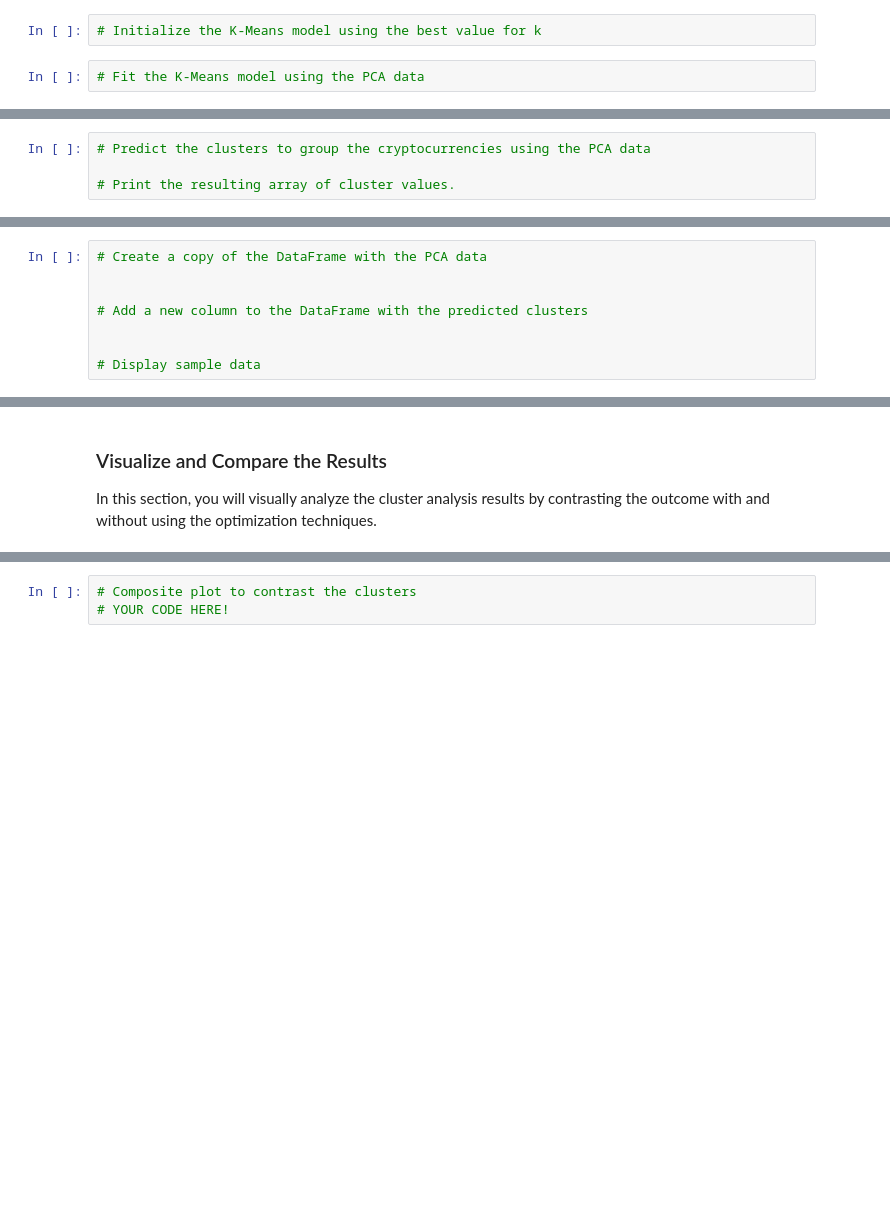
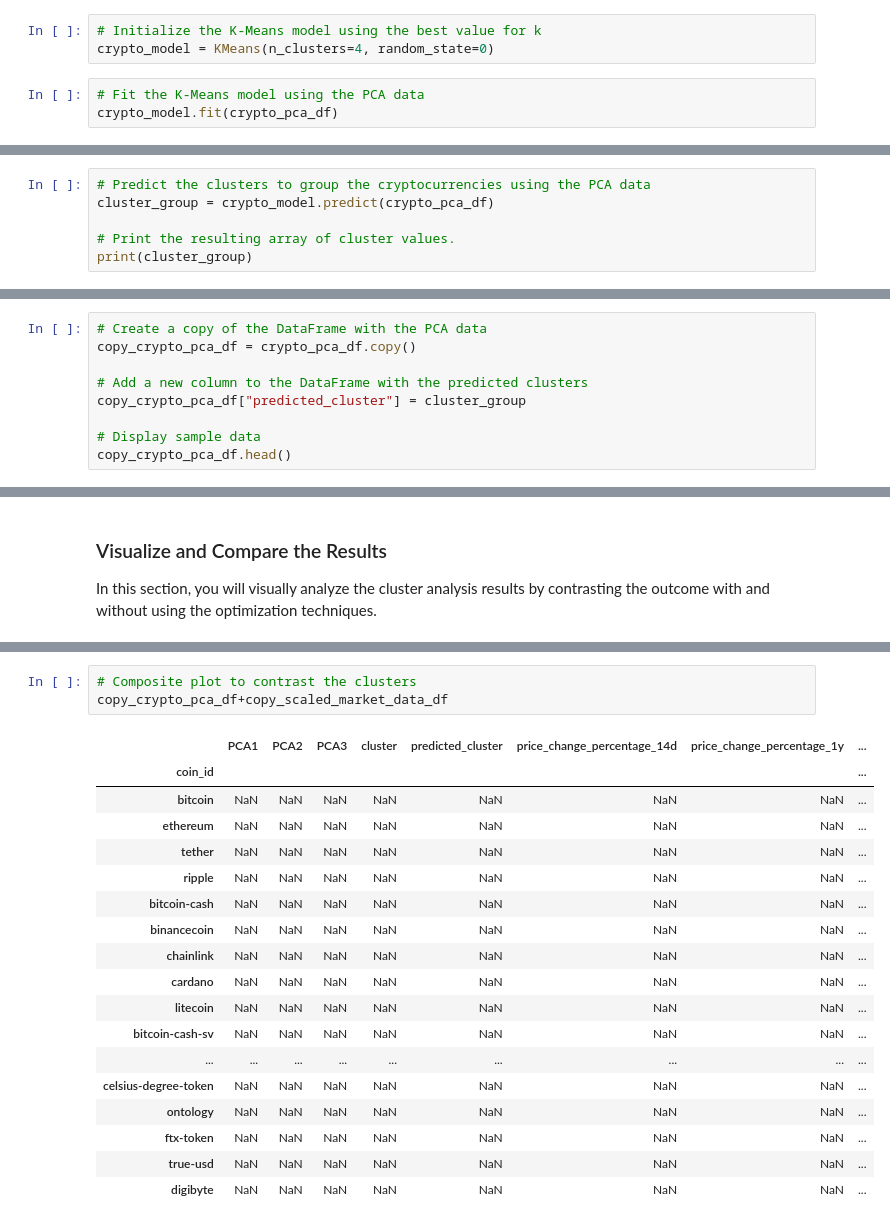
Before and after one commit to joeldemontigny/CryptoClustering, a Jupyter notebook: Crypto_Clustering.ipynb, the cells around one changed output, grey strips where cells are left out. Saved outputs shown, nothing was run; the diff lists cells and outputs as text; blank space fills up the shorter version.

```diff
--- a/Crypto_Clustering.ipynb
+++ b/Crypto_Clustering.ipynb
@@ -226,5 +301,7 @@ scaled_elbow_data
 ### Cluster Cryptocurrencies with K-means Using the PCA Data
 # %%
 # Initialize the K-Means model using the best value for k
+crypto_model = KMeans(n_clusters=4, random_state=0)
 # %%
 # Fit the K-Means model using the PCA data
+crypto_model.fit(crypto_pca_df)
@@ -231,4 +310,6 @@ scaled_elbow_data
 # %%
 # Predict the clusters to group the cryptocurrencies using the PCA data
+cluster_group = crypto_model.predict(crypto_pca_df)
 
 # Print the resulting array of cluster values.
+print(cluster_group)
@@ -235,8 +319,9 @@ scaled_elbow_data
 # %%
 # Create a copy of the DataFrame with the PCA data
-
+copy_crypto_pca_df = crypto_pca_df.copy()
 
 # Add a new column to the DataFrame with the predicted clusters
-
+copy_crypto_pca_df["predicted_cluster"] = cluster_group
 
 # Display sample data
+copy_crypto_pca_df.head()
@@ -255,6 +360,25 @@ In this section, you will visually analyze the cluster analysis results by contr
 # %%
 # Composite plot to contrast the clusters
-# YOUR CODE HERE!
+copy_crypto_pca_df+copy_scaled_market_data_df
+# %% [output]
+|  | PCA1 | PCA2 | PCA3 | cluster | predicted_cluster | price_change_percentage_14d | price_change_percentage_1y | ... |
+| coin_id |  |  |  |  |  |  |  | ... |
+| bitcoin | NaN | NaN | NaN | NaN | NaN | NaN | NaN | ... |
+| ethereum | NaN | NaN | NaN | NaN | NaN | NaN | NaN | ... |
+| tether | NaN | NaN | NaN | NaN | NaN | NaN | NaN | ... |
+| ripple | NaN | NaN | NaN | NaN | NaN | NaN | NaN | ... |
+| bitcoin-cash | NaN | NaN | NaN | NaN | NaN | NaN | NaN | ... |
+| binancecoin | NaN | NaN | NaN | NaN | NaN | NaN | NaN | ... |
+| chainlink | NaN | NaN | NaN | NaN | NaN | NaN | NaN | ... |
+| cardano | NaN | NaN | NaN | NaN | NaN | NaN | NaN | ... |
+| litecoin | NaN | NaN | NaN | NaN | NaN | NaN | NaN | ... |
+| bitcoin-cash-sv | NaN | NaN | NaN | NaN | NaN | NaN | NaN | ... |
+| ... | ... | ... | ... | ... | ... | ... | ... | ... |
+| celsius-degree-token | NaN | NaN | NaN | NaN | NaN | NaN | NaN | ... |
+| ontology | NaN | NaN | NaN | NaN | NaN | NaN | NaN | ... |
+| ftx-token | NaN | NaN | NaN | NaN | NaN | NaN | NaN | ... |
+| true-usd | NaN | NaN | NaN | NaN | NaN | NaN | NaN | ... |
+| digibyte | NaN | NaN | NaN | NaN | NaN | NaN | NaN | ... |
 # %% [markdown]
 #### Answer the following question:
 
```
Also changed, not shown: parts of 23 cells of this notebook.
